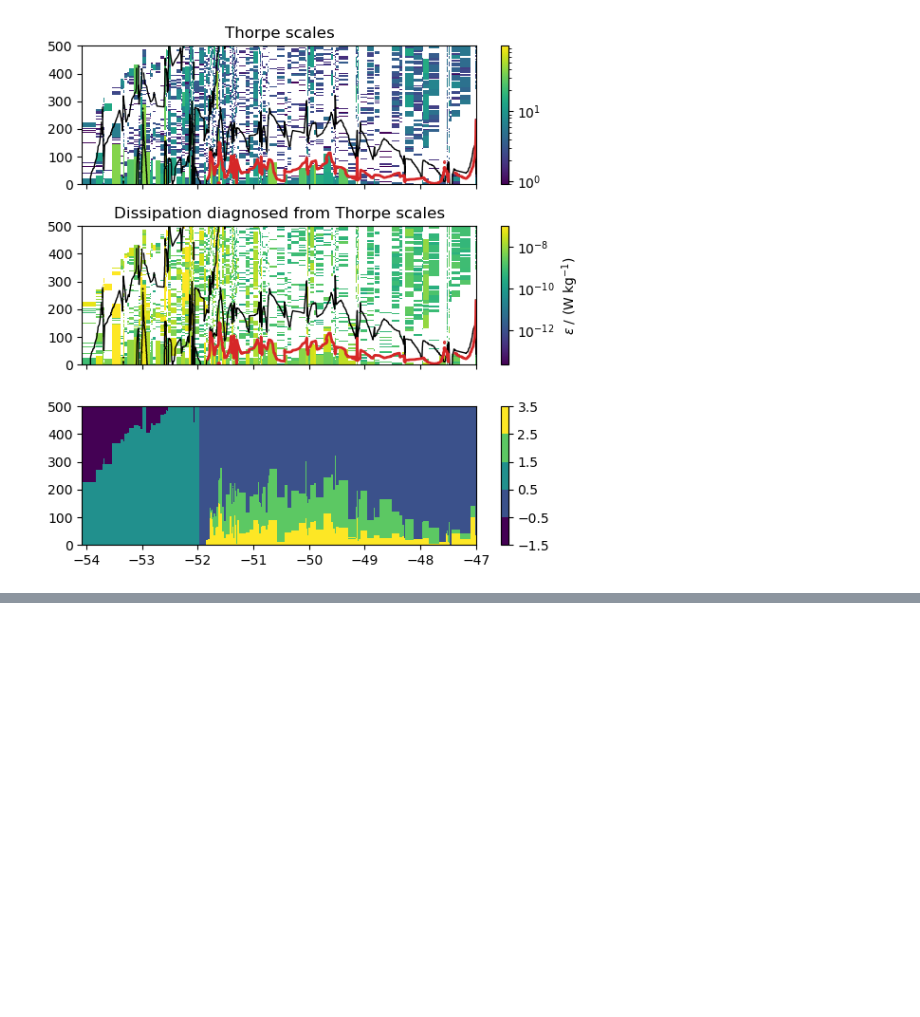
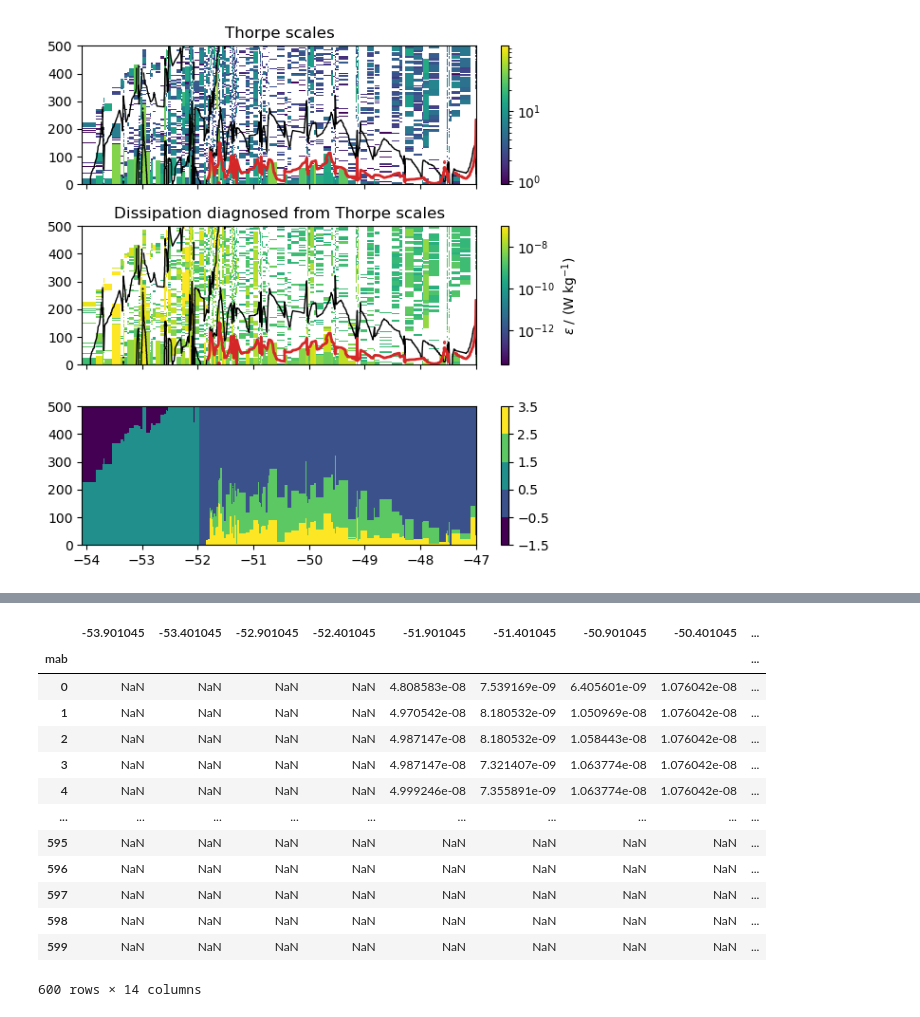
Before and after one commit to opinner/Pinner_et_al_2024, a Jupyter notebook: scripts/thorpe_scales/Thorpe_scales_in_depth.ipynb, the cells around one changed output, grey strips where cells are left out. Saved outputs shown, nothing was run; the diff lists cells and outputs as text; code cells hidden in the pictures; blank space fills up the shorter version.

```diff
--- a/scripts/thorpe_scales/Thorpe_scales_in_depth.ipynb
+++ b/scripts/thorpe_scales/Thorpe_scales_in_depth.ipynb
@@ -519,3 +540,20 @@ BL 1.1e-08
+# %%
+data
+# %% [output]
+|  | -53.901045 | -53.401045 | -52.901045 | -52.401045 | -51.901045 | -51.401045 | -50.901045 | -50.401045 | ... |
+| mab |  |  |  |  |  |  |  |  | ... |
+| 0 | NaN | NaN | NaN | NaN | 4.808583e-08 | 7.539169e-09 | 6.405601e-09 | 1.076042e-08 | ... |
+| 1 | NaN | NaN | NaN | NaN | 4.970542e-08 | 8.180532e-09 | 1.050969e-08 | 1.076042e-08 | ... |
+| 2 | NaN | NaN | NaN | NaN | 4.987147e-08 | 8.180532e-09 | 1.058443e-08 | 1.076042e-08 | ... |
+| 3 | NaN | NaN | NaN | NaN | 4.987147e-08 | 7.321407e-09 | 1.063774e-08 | 1.076042e-08 | ... |
+| 4 | NaN | NaN | NaN | NaN | 4.999246e-08 | 7.355891e-09 | 1.063774e-08 | 1.076042e-08 | ... |
+| ... | ... | ... | ... | ... | ... | ... | ... | ... | ... |
+| 595 | NaN | NaN | NaN | NaN | NaN | NaN | NaN | NaN | ... |
+| 596 | NaN | NaN | NaN | NaN | NaN | NaN | NaN | NaN | ... |
+| 597 | NaN | NaN | NaN | NaN | NaN | NaN | NaN | NaN | ... |
+| 598 | NaN | NaN | NaN | NaN | NaN | NaN | NaN | NaN | ... |
+| 599 | NaN | NaN | NaN | NaN | NaN | NaN | NaN | NaN | ... |
+600 rows × 14 columns
 # %%
 # cut to only cover the core of the gravity current
 vertical_eps_df = eps_df.drop(eps_df.columns[eps_df.columns < -51.5], axis="columns")
```
Also changed, not shown: parts of 6 cells of this notebook, 5 other files.
